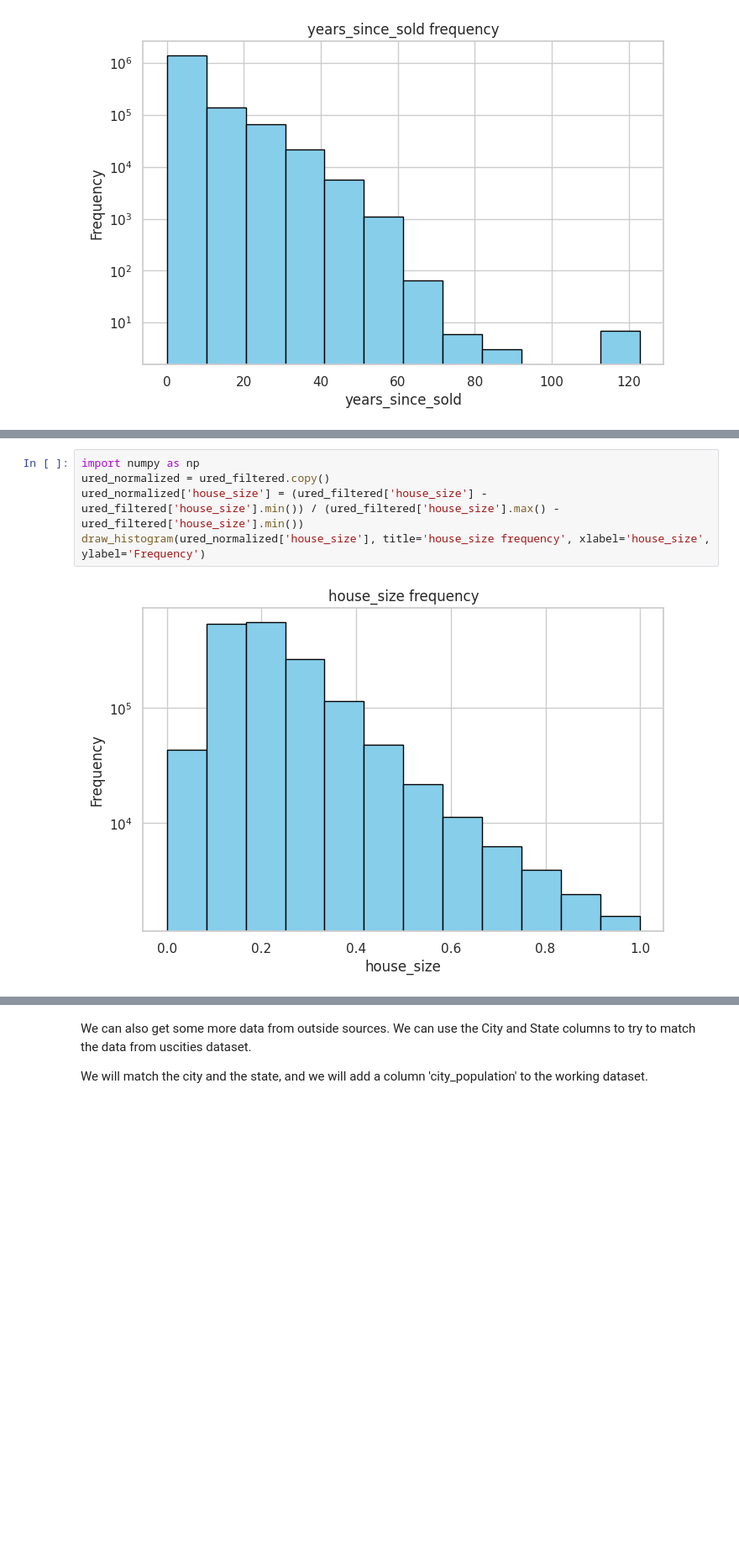
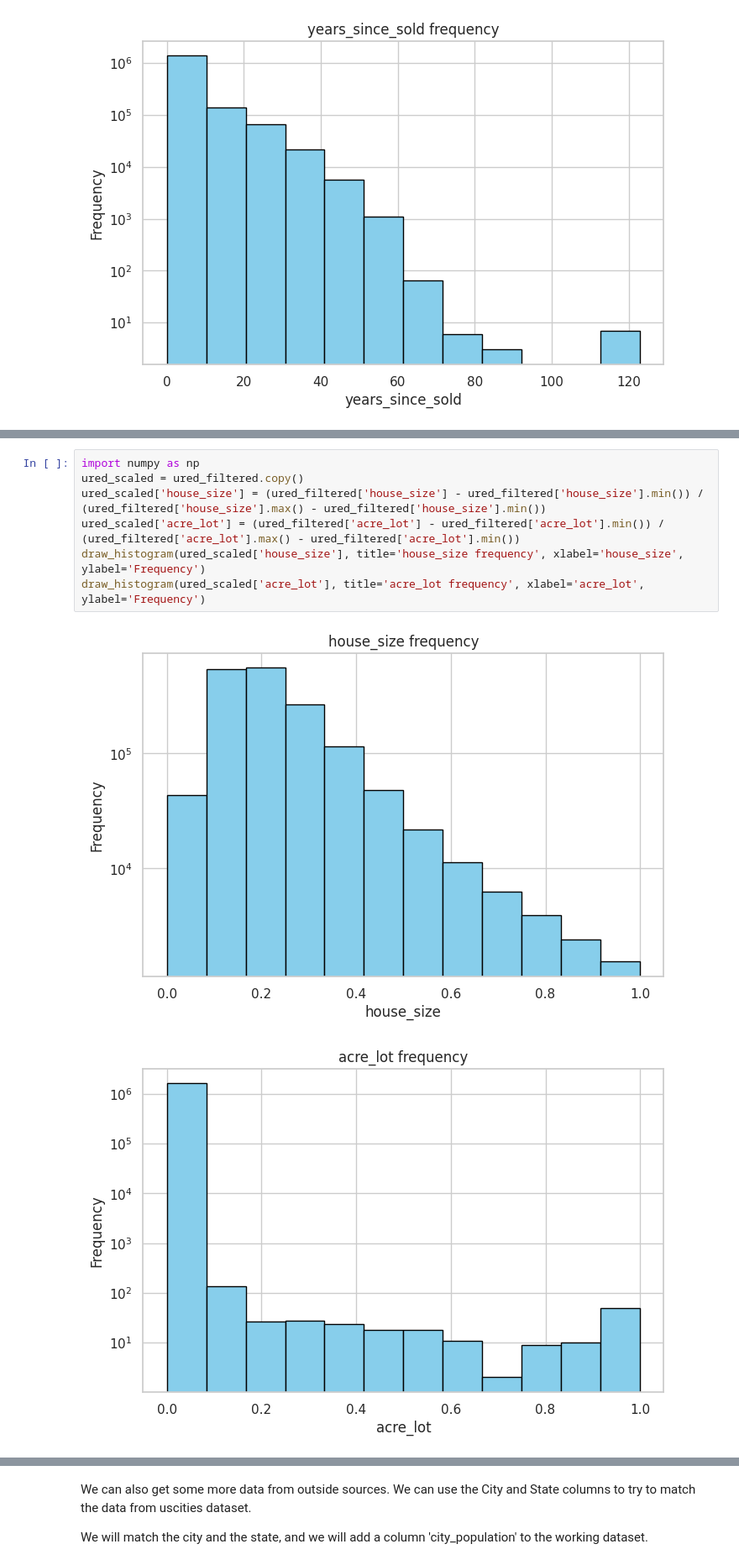
Before and after one commit to Deptage/data_mining_project, a Jupyter notebook: src/Data_Mining_Project.ipynb, the cells around one changed output, grey strips where cells are left out. Shown at 84% size. Saved outputs shown, nothing was run; the diff lists cells and outputs as text; blank space fills up the shorter version.

```diff
--- a/src/Data_Mining_Project.ipynb
+++ b/src/Data_Mining_Project.ipynb
@@ -420,7 +420,10 @@ tu coś napisać
 # %%
 import numpy as np
-ured_normalized = ured_filtered.copy()
-ured_normalized['house_size'] = (ured_filtered['house_size'] - ured_filtered['house_size'].min()) / (ured_filtered['house_size'].max() - ured_filtered['house_size'].min())
-draw_histogram(ured_normalized['house_size'], title='house_size frequency', xlabel='house_size', ylabel='Frequency')
+ured_scaled = ured_filtered.copy()
+ured_scaled['house_size'] = (ured_filtered['house_size'] - ured_filtered['house_size'].min()) / (ured_filtered['house_size'].max() - ured_filtered['house_size'].min())
+ured_scaled['acre_lot'] = (ured_filtered['acre_lot'] - ured_filtered['acre_lot'].min()) / (ured_filtered['acre_lot'].max() - ured_filtered['acre_lot'].min())
+draw_histogram(ured_scaled['house_size'], title='house_size frequency', xlabel='house_size', ylabel='Frequency')
+draw_histogram(ured_scaled['acre_lot'], title='acre_lot frequency', xlabel='acre_lot', ylabel='Frequency')
 # %% [output]
 [figure]
+[figure, added]
```
Also changed, not shown: parts of 10 cells of this notebook.
